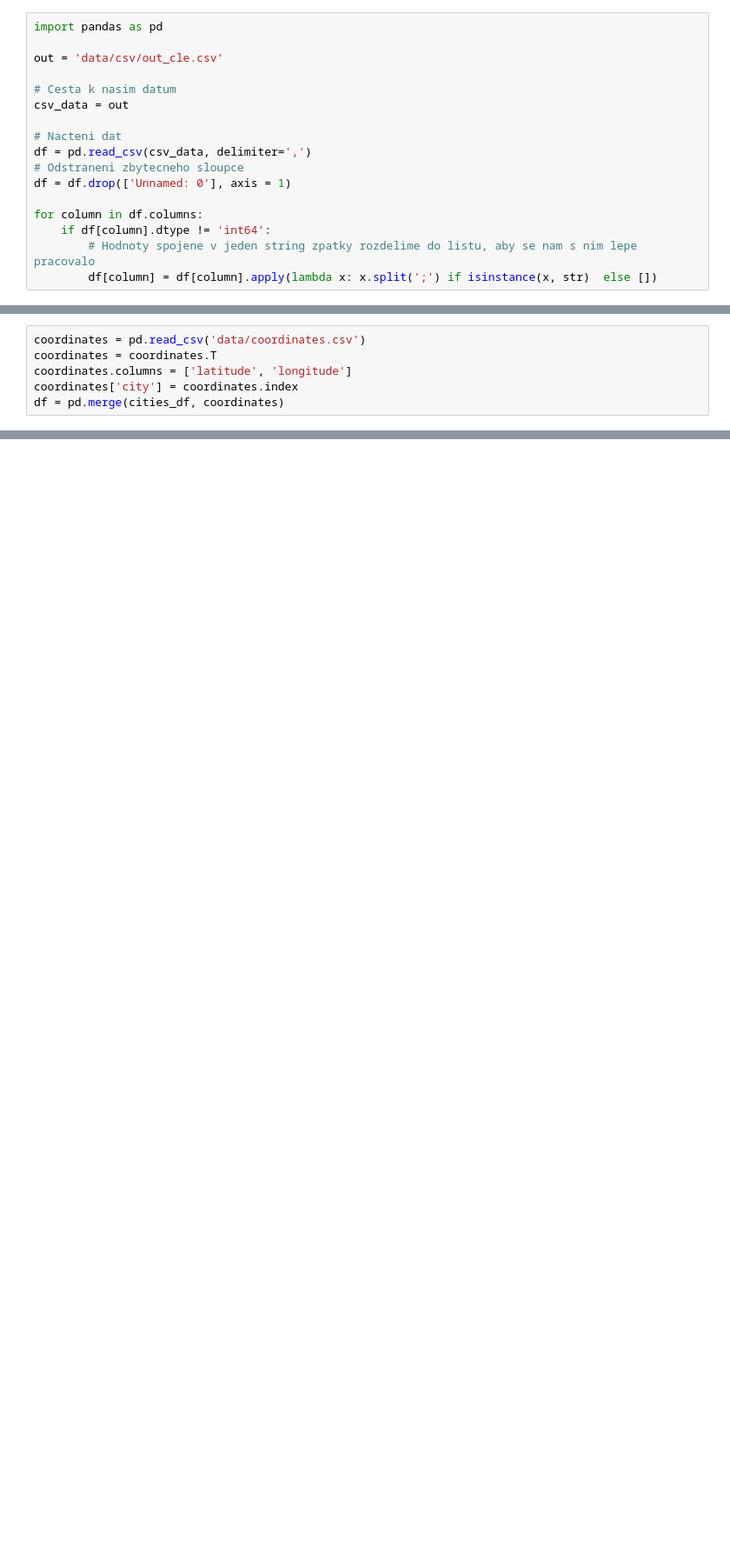
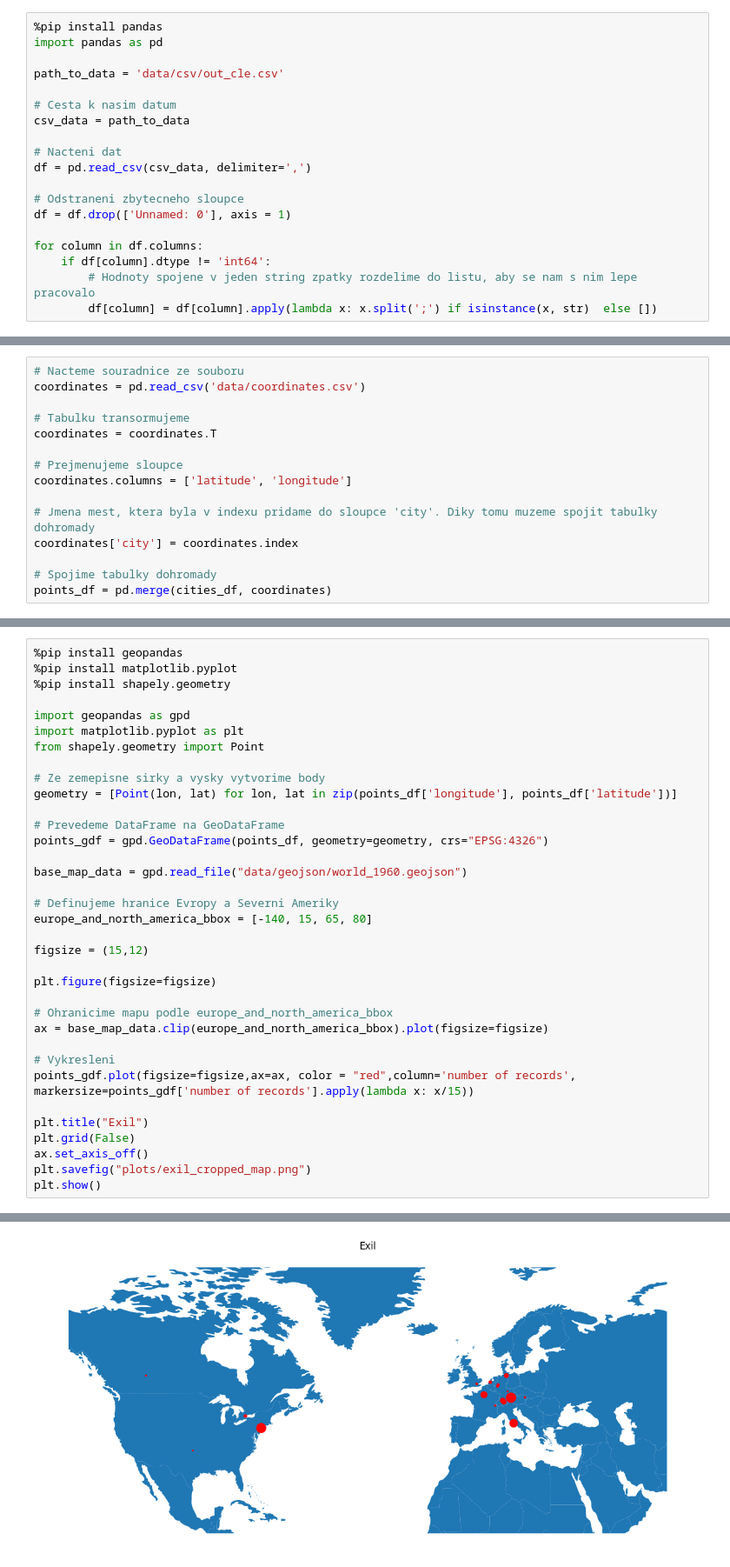
Before and after one commit to panuscha/DH-data-process, a Jupyter notebook: display_maps.ipynb, the cells around one changed output, grey strips where cells are left out. Shown at 87% size. Drawn from its saved outputs; the diff is of its cells as text; blank space fills up the shorter version.

```diff
--- a/display_maps.ipynb
+++ b/display_maps.ipynb
@@ -3,13 +7,15 @@ Funkce ktera nam ulozi hodnoty do kolekce dictionary
 # %%
+%pip install pandas
 import pandas as pd
 
-out = 'data/csv/out_cle.csv'
+path_to_data = 'data/csv/out_cle.csv'
 
 # Cesta k nasim datum
-csv_data = out
+csv_data = path_to_data
 
 # Nacteni dat
 df = pd.read_csv(csv_data, delimiter=',')
+
 # Odstraneni zbytecneho sloupce
 df = df.drop(['Unnamed: 0'], axis = 1)
 
@@ -151,6 +183,15 @@ City Edmonton not found.
 # %%
+# Nacteme souradnice ze souboru
 coordinates = pd.read_csv('data/coordinates.csv')
+
+# Tabulku transormujeme
 coordinates = coordinates.T
+
+# Prejmenujeme sloupce
 coordinates.columns = ['latitude', 'longitude']
+
+# Jmena mest, ktera byla v indexu pridame do sloupce 'city'. Diky tomu muzeme spojit tabulky dohromady
 coordinates['city'] = coordinates.index
-df = pd.merge(cities_df, coordinates)
+
+# Spojime tabulky dohromady
+points_df = pd.merge(cities_df, coordinates)
@@ -156,0 +202,36 @@ df = pd.merge(cities_df, coordinates)
+# %%
+%pip install geopandas
+%pip install matplotlib.pyplot
+%pip install shapely.geometry
+
+import geopandas as gpd
+import matplotlib.pyplot as plt
+from shapely.geometry import Point
+
+# Ze zemepisne sirky a vysky vytvorime body
+geometry = [Point(lon, lat) for lon, lat in zip(points_df['longitude'], points_df['latitude'])]
+
+# Prevedeme DataFrame na GeoDataFrame
+points_gdf = gpd.GeoDataFrame(points_df, geometry=geometry, crs="EPSG:4326")
+
+base_map_data = gpd.read_file("data/geojson/world_1960.geojson")
+
+# Definujeme hranice Evropy a Severni Ameriky
+europe_and_north_america_bbox = [-140, 15, 65, 80]
+
+figsize = (15,12)
+
+plt.figure(figsize=figsize)
+
+# Ohranicime mapu podle europe_and_north_america_bbox
+ax = base_map_data.clip(europe_and_north_america_bbox).plot(figsize=figsize)
+
+# Vykresleni
+points_gdf.plot(figsize=figsize,ax=ax, color = "red",column='number of records', markersize=points_gdf['number of records'].apply(lambda x: x/15))
+
+plt.title("Exil")
+plt.grid(False)
+ax.set_axis_off()
+plt.savefig("plots/exil_cropped_map.png")
+plt.show()
+# %% [output]
@@ -156,0 +271 @@ df = pd.merge(cities_df, coordinates)
+[figure, added]
```
Also changed, not shown: parts of 21 cells of this notebook, 2 other files.
